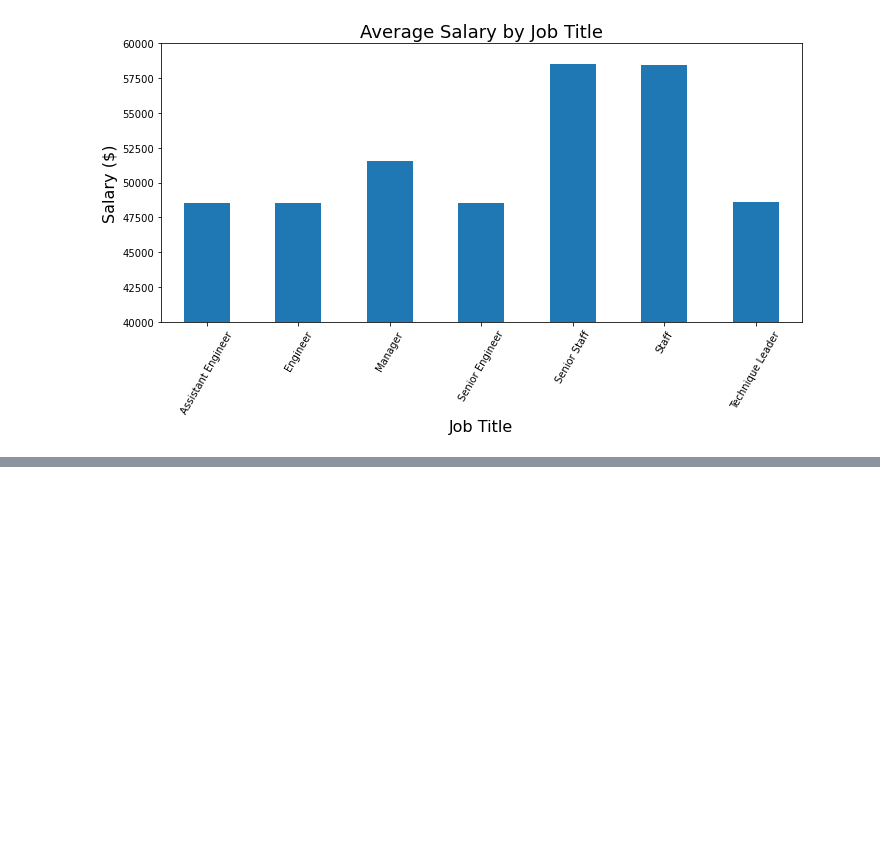
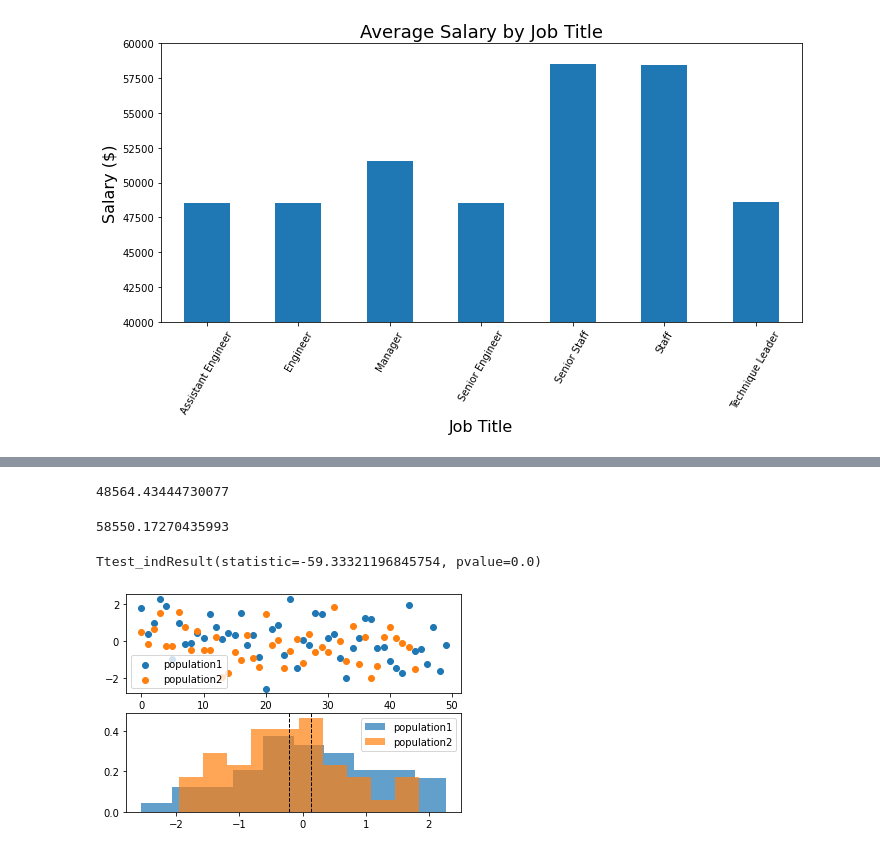
Before and after one commit to Revathi1986/sql--challenge-1, a Jupyter notebook: sqlhomework.ipynb, the cells around one changed output, grey strips where cells are left out. Drawn from its saved outputs; the diff is of its cells as text; code cells hidden in the pictures; blank space fills up the shorter version.

```diff
--- a/sqlhomework.ipynb
+++ b/sqlhomework.ipynb
@@ -183,0 +175,15 @@ salary_group_df
+# %%
+population1 = salary_title_df[salary_title_df["title"] == "Assistant Engineer"]
+population1.salary.mean()
+# %% [output]
+48564.43444730077
+# %%
+population2 = salary_title_df[salary_title_df["title"] == "Senior Staff"]
+population2.salary.mean()
+# %% [output]
+58550.17270435993
+# %%
+# Calculate Independent (Two Sample) t-test
+stats.ttest_ind(population1.salary, population2.salary, equal_var=False)
+# %% [output]
+Ttest_indResult(statistic=-59.33321196845754, pvalue=0.0)
@@ -183,0 +198,25 @@ salary_group_df
+# %%
+# Generate some fake data to test with
+def gendata(loc1=0, loc2=0):
+    population1 = stats.norm.rvs(loc=loc1, size=50, random_state=0)
+    population2 = stats.norm.rvs(loc=loc2, size=45, random_state=42)
+
+    # Scatter Plot of Data
+    plt.subplot(2, 1, 1)
+    plt.scatter(range(len(population1)), population1, label="population1")
+    plt.scatter(range(len(population2)), population2, label="population2")
+    plt.legend()
+
+    # Histogram Plot of Data
+    plt.subplot(2, 1, 2)
+    plt.hist(population1, 10, density=True, alpha=0.7, label="population1")
+    plt.hist(population2, 10, density=True, alpha=0.7, label="population2")
+    plt.axvline(population1.mean(), color='k', linestyle='dashed', linewidth=1)
+    plt.axvline(population2.mean(), color='k', linestyle='dashed', linewidth=1)
+    plt.legend()
+
+    return population1, population2
+# %%
+population1, population2 = gendata()
+# %% [output]
+[figure, added]
```
Also changed, not shown: parts of 3 cells of this notebook.
